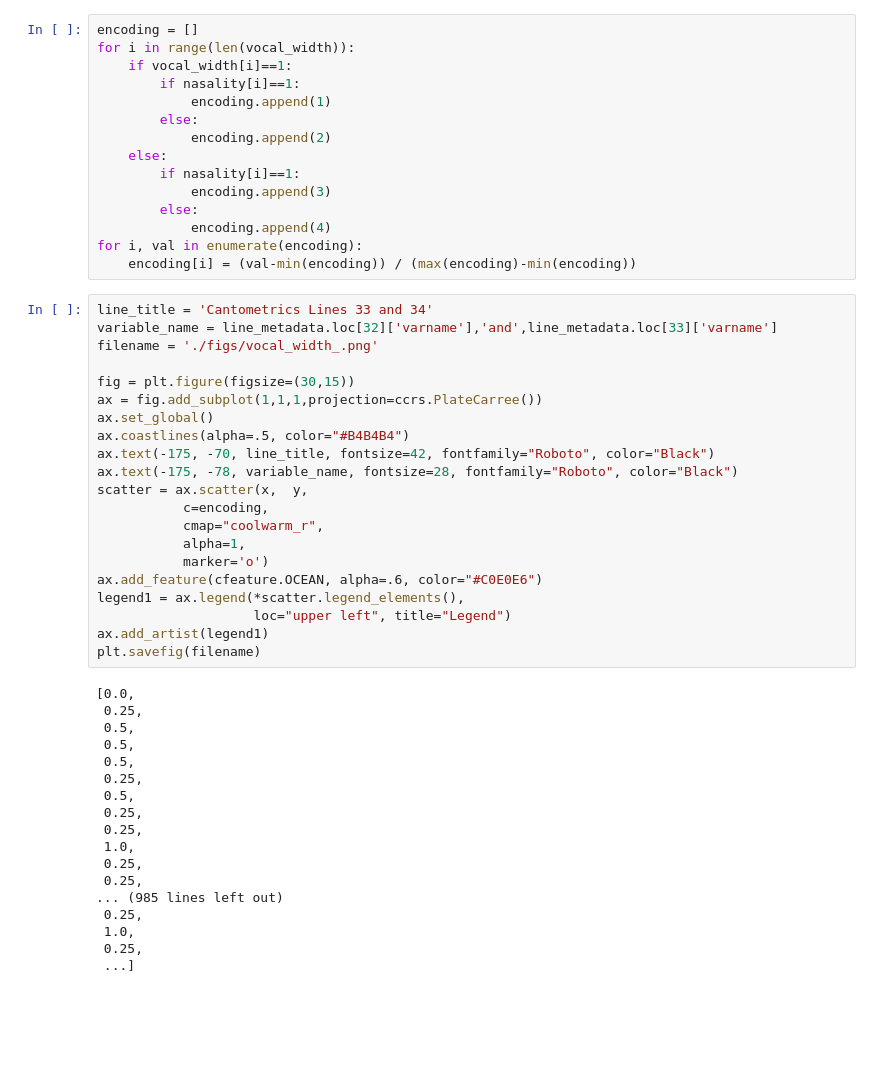
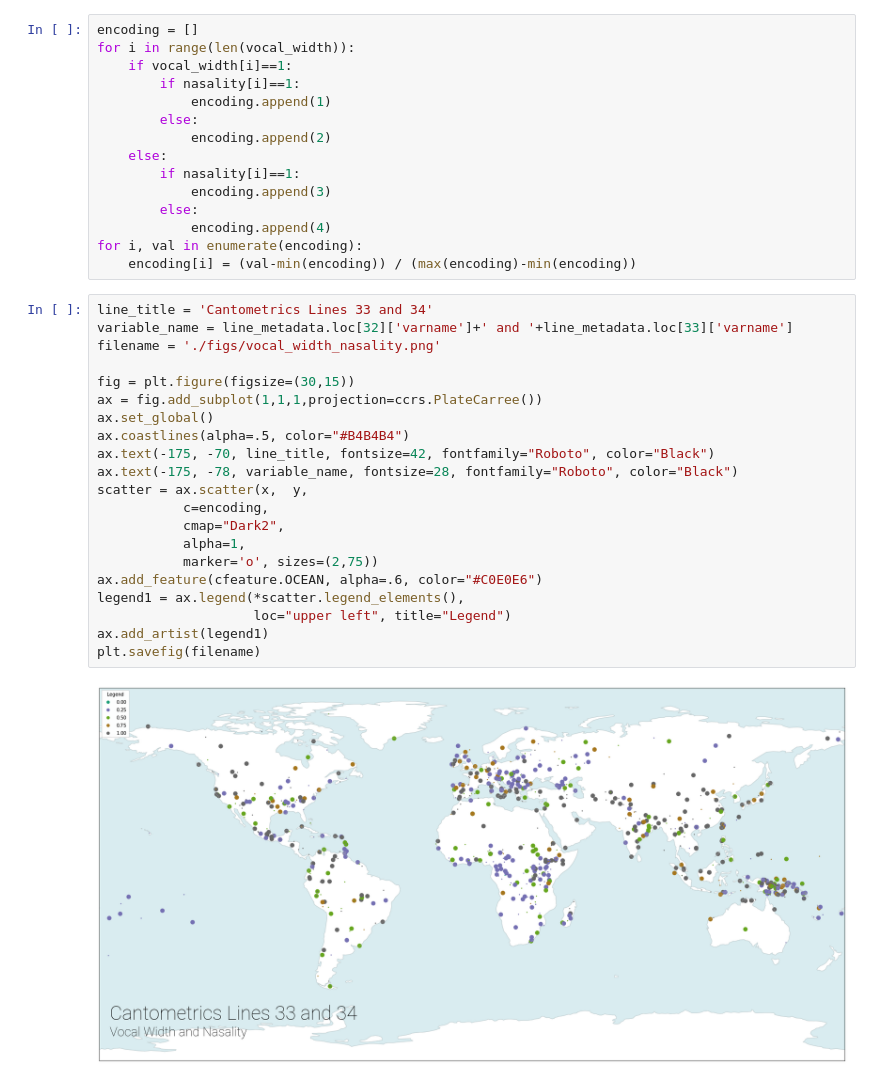
Before and after one commit to theglobaljukebox/Woodetal2021-Analysis, a Jupyter notebook: Modal Profiles.ipynb, the cells around one changed output. Saved outputs shown, nothing was run; the diff lists cells and outputs as text; blank space fills up the shorter version.

```diff
--- a/Modal Profiles.ipynb
+++ b/Modal Profiles.ipynb
@@ -86,40 +86,24 @@ for i, val in enumerate(encoding):
     encoding[i] = (val-min(encoding)) / (max(encoding)-min(encoding))
 # %%
 line_title = 'Cantometrics Lines 33 and 34'
-variable_name = line_metadata.loc[32]['varname'],'and',line_metadata.loc[33]['varname']
-filename = './figs/vocal_width_.png'
+variable_name = line_metadata.loc[32]['varname']+' and '+line_metadata.loc[33]['varname']
+filename = './figs/vocal_width_nasality.png'
 
 fig = plt.figure(figsize=(30,15))
 ax = fig.add_subplot(1,1,1,projection=ccrs.PlateCarree())
 ax.set_global()
 ax.coastlines(alpha=.5, color="#B4B4B4")
 ax.text(-175, -70, line_title, fontsize=42, fontfamily="Roboto", color="Black")
 ax.text(-175, -78, variable_name, fontsize=28, fontfamily="Roboto", color="Black")
 scatter = ax.scatter(x,  y,
            c=encoding,
-           cmap="coolwarm_r",
+           cmap="Dark2",
            alpha=1,
-           marker='o')
+           marker='o', sizes=(2,75))
 ax.add_feature(cfeature.OCEAN, alpha=.6, color="#C0E0E6")
 legend1 = ax.legend(*scatter.legend_elements(),
                     loc="upper left", title="Legend")
 ax.add_artist(legend1)
 plt.savefig(filename)
 # %% [output]
-[0.0,
- 0.25,
- 0.5,
- 0.5,
- 0.5,
- 0.25,
- 0.5,
- 0.25,
- 0.25,
- 1.0,
- 0.25,
- 0.25,
-... (985 lines left out)
- 0.25,
- 1.0,
- 0.25,
- ...]
+[figure, added]
```
Also changed, not shown: 2 other files.
